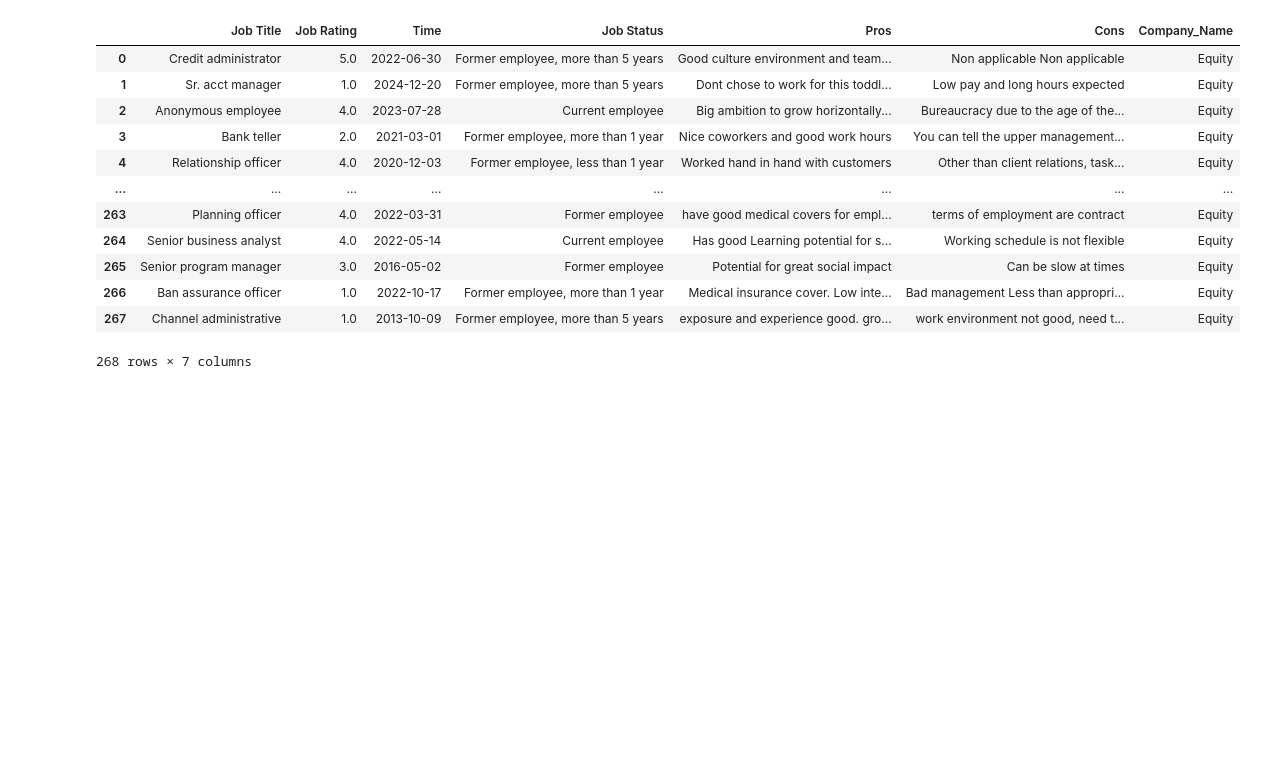
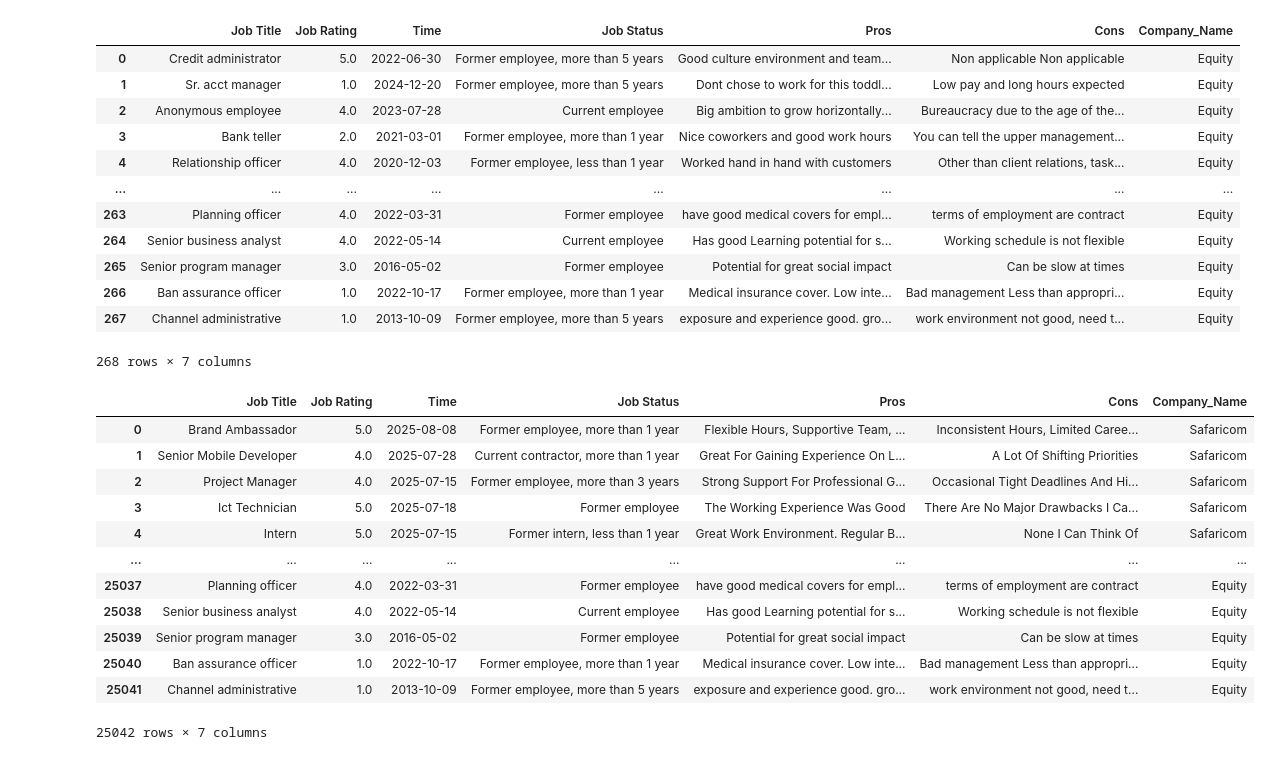
Before and after one commit to Brian342/mergeDataset, a Jupyter notebook: Merging.ipynb, the cells around one changed output. Drawn from its saved outputs; the diff is of its cells as text; code cells hidden in the pictures; blank space fills up the shorter version.

```diff
--- a/Merging.ipynb
+++ b/Merging.ipynb
@@ -171,4 +175,20 @@ equity
 | 267 | Channel administrative | 1.0 | 2013-10-09 | Former employee, more than 5 years | exposure and experience good. gro... | work environment not good, need t... | Equity |
 268 rows × 7 columns
 # %%
-Datamerge = pd.concat([saf, google, microsoft, ibm, cisco,])
+Datamerge = pd.concat([saf, google, microsoft, ibm, cisco, bolt, co_op, equity], ignore_index=True)
+# %%
+Datamerge
+# %% [output]
+|  | Job Title | Job Rating | Time | Job Status | Pros | Cons | Company_Name |
+| 0 | Brand Ambassador | 5.0 | 2025-08-08 | Former employee, more than 1 year | Flexible Hours, Supportive Team, ... | Inconsistent Hours, Limited Caree... | Safaricom |
+| 1 | Senior Mobile Developer | 4.0 | 2025-07-28 | Current contractor, more than 1 year | Great For Gaining Experience On L... | A Lot Of Shifting Priorities | Safaricom |
+| 2 | Project Manager | 4.0 | 2025-07-15 | Former employee, more than 3 years | Strong Support For Professional G... | Occasional Tight Deadlines And Hi... | Safaricom |
+| 3 | Ict Technician | 5.0 | 2025-07-18 | Former employee | The Working Experience Was Good | There Are No Major Drawbacks I Ca... | Safaricom |
+| 4 | Intern | 5.0 | 2025-07-15 | Former intern, less than 1 year | Great Work Environment. Regular B... | None I Can Think Of | Safaricom |
+| ... | ... | ... | ... | ... | ... | ... | ... |
+| 25037 | Planning officer | 4.0 | 2022-03-31 | Former employee | have good medical covers for empl... | terms of employment are contract | Equity |
+| 25038 | Senior business analyst | 4.0 | 2022-05-14 | Current employee | Has good Learning potential for s... | Working schedule is not flexible | Equity |
+| 25039 | Senior program manager | 3.0 | 2016-05-02 | Former employee | Potential for great social impact | Can be slow at times | Equity |
+| 25040 | Ban assurance officer | 1.0 | 2022-10-17 | Former employee, more than 1 year | Medical insurance cover. Low inte... | Bad management Less than appropri... | Equity |
+| 25041 | Channel administrative | 1.0 | 2013-10-09 | Former employee, more than 5 years | exposure and experience good. gro... | work environment not good, need t... | Equity |
+25042 rows × 7 columns
```
Also changed, not shown: parts of 4 cells of this notebook, 1 other file.
